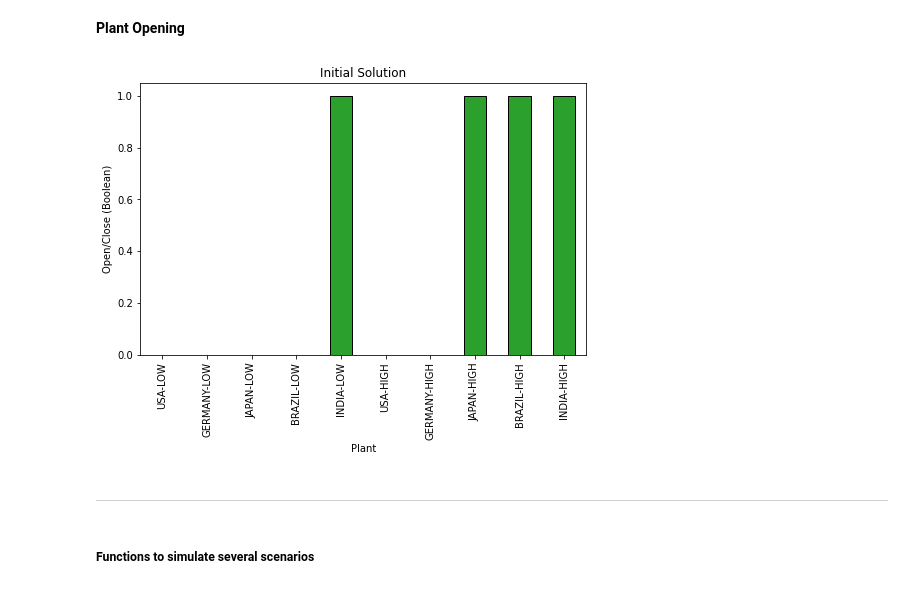
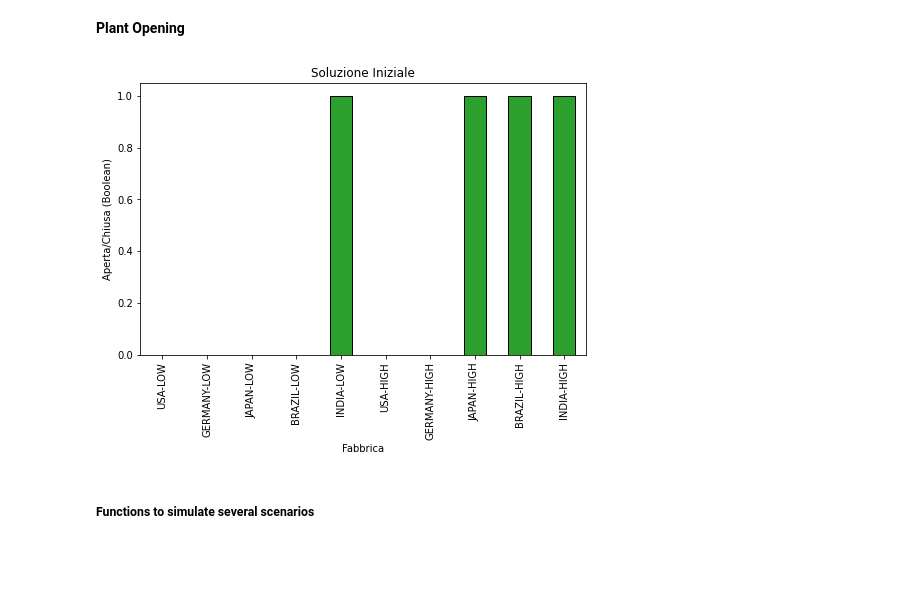
Before and after one commit to GaetanoPalmieri/Monte-Carlo-Simulation-for-Supply-Chain-Network-Design, a Jupyter notebook: MonteCarlo.ipynb, the cells around one changed output. Drawn from its saved outputs; the diff is of its cells as text; code cells hidden in the pictures; blank space fills up the shorter version.

```diff
--- a/MonteCarlo.ipynb
+++ b/MonteCarlo.ipynb
@@ -38,7 +27,7 @@ manvar_costs
 **Freight costs**
 # %%
 # Import Costs
-freight_costs = pd.read_excel('data/freight costs.xlsx', index_col = 0)
+freight_costs = pd.read_excel('data/freight_costs.xlsx', index_col = 0)
 freight_costs
 # %% [output]
 |  | USA | GERMANY | JAPAN | BRAZIL | INDIA |
@@ -66,7 +55,7 @@ var_cost
 **Fixed Costs**
 # %%
 # Factory Fixed Costs
-fixed_costs = pd.read_excel('data/fixed cost.xlsx', index_col = 0)
+fixed_costs = pd.read_excel('data/fixed_cost.xlsx', index_col = 0)
 fixed_costs
 # %% [output]
 |  | LOW | HIGH |
@@ -117,33 +106,33 @@ plant_name = [(i,s) for s in size for i in loc]
 prod_name = [(i,j) for i in loc for j in loc]
 
 # Initialize Class
-model = LpProblem("Capacitated Plant Location Model", LpMinimize)
+model = pulp.LpProblem("Capacitated Plant Location Model", pulp.LpMinimize)
 
 
 # Create Decision Variables
-x = LpVariable.dicts("production_", prod_name,
+x = pulp.LpVariable.dicts("production_", prod_name,
                      lowBound=0, upBound=None, cat='continuous')
-y = LpVariable.dicts("plant_",
+y = pulp.LpVariable.dicts("plant_",
                      plant_name, cat='Binary')
 
 # Define Objective Function
-model += (lpSum([fixed_costs.loc[i,s] * y[(i,s)] * 1000 for s in size for i in loc])
-          + lpSum([var_cost.loc[i,j] * x[(i,j)]   for i in loc for j in loc]))
+model += (pulp.lpSum([fixed_costs.loc[i,s] * y[(i,s)] * 1000 for s in size for i in loc])
+          + pulp.lpSum([var_cost.loc[i,j] * x[(i,j)]   for i in loc for j in loc]))
 
 # Add Constraints
 for j in loc:
-    model += lpSum([x[(i, j)] for i in loc]) == demand.loc[j,'Demand']
+    model += pulp.lpSum([x[(i, j)] for i in loc]) == demand.loc[j,'Demand']
 for i in loc:
-    model += lpSum([x[(i, j)] for j in loc]) <= lpSum([cap.loc[i,s]*y[(i,s)] * 1000
+    model += pulp.lpSum([x[(i, j)] for j in loc]) <= pulp.lpSum([cap.loc[i,s]*y[(i,s)] * 1000
                                                        for s in size])
 
 # Solve Model
 model.solve()
-print("Status: {}".format(LpStatus[model.status]))
-print("Total Costs: {:,} ($/Month)".format(int(value(model.objective))))
+print("Status: {}".format(pulp.LpStatus[model.status]))
+print("Total Costs: {:,} ($/Month)".format(int(pulp.value(model.objective))))
 
 # Results Plant (Boolean)
 df_bool = pd.DataFrame(data = [y[plant_name[i]].varValue for i in range(len(plant_name))], index = [i + '-' + s for s in size for i in loc],
-                        columns = ['Plant Opening'])
+                        columns = ['Apertura Fabbrica'])
 df_bool
 # %% [output]
@@ -165,16 +169,14 @@ Total Costs: 65,118,000 ($/Month)
 # %%
 # Plant Opening
 cap_plot = cap.copy()
 
-ax = df_bool.astype(int).plot.bar(figsize=(8, 5), edgecolor='black', color = 'tab:green', y='Plant Opening', legend= False)
-plt.xlabel('Plant')
-plt.ylabel('Open/Close (Boolean)')
-plt.title('Initial Solution')
+ax = df_bool.astype(int).plot.bar(figsize=(8, 5), edgecolor='black', color = 'tab:green', y='Apertura Fabbrica', legend= False)
+plt.xlabel('Fabbrica')
+plt.ylabel('Aperta/Chiusa (Boolean)')
+plt.title('Soluzione Iniziale')
 plt.show()
 # %% [output]
-[figure, old version]
+[figure, new version]
-# %% [markdown]
------
 # %% [markdown]
 ##### **Functions to simulate several scenarios**
 # %% [markdown]
```
Also changed, not shown: parts of 14 cells of this notebook, 17 other files.
